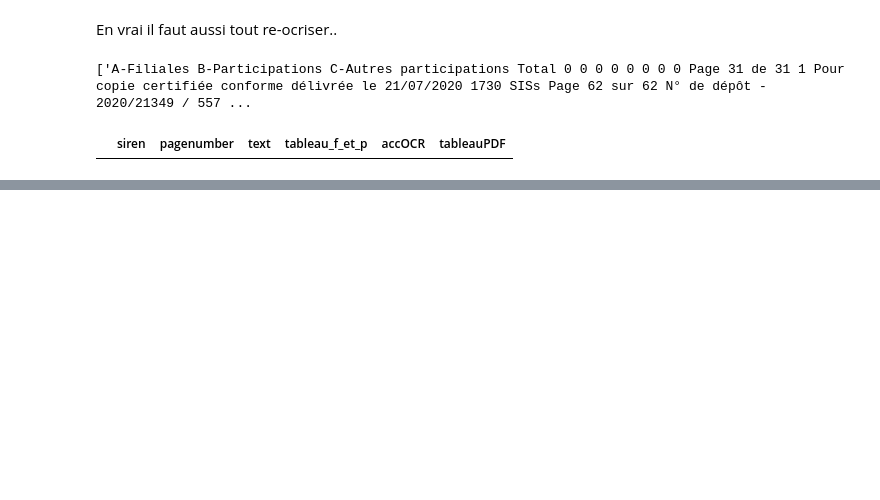
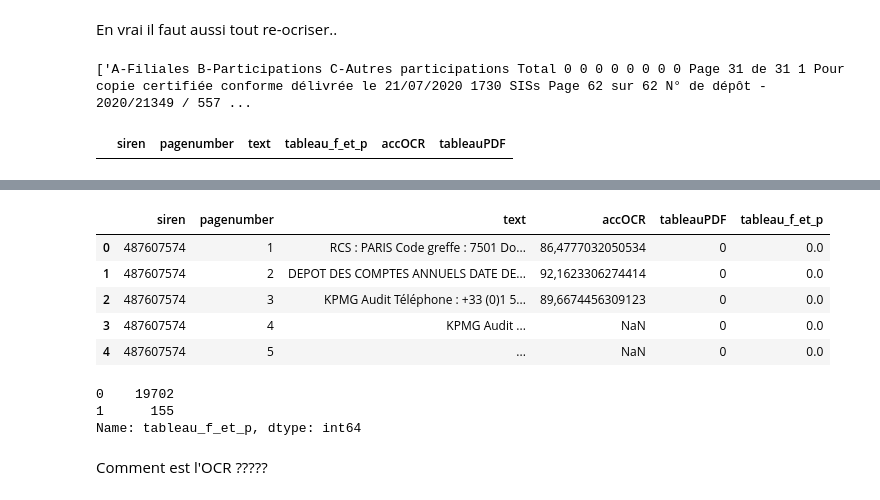
Before and after one commit to InseeFrLab/extraction-comptes-sociaux, a Jupyter notebook: notebooks/review_labels.ipynb, the cells around one changed output, grey strips where cells are left out. Drawn from its saved outputs; the diff is of its cells as text; code cells hidden in the pictures; blank space fills up the shorter version.

```diff
--- a/notebooks/review_labels.ipynb
+++ b/notebooks/review_labels.ipynb
@@ -319,0 +480,21 @@ labels_dict["790052997"] = [32]
+# %%
+df_sel_merged["tableau_f_p_bis"] = df_sel_merged["tableau_f_p_bis"].fillna(0)
+df_sel_merged = df_sel_merged.drop("tableau_f_et_p", axis=1)
+df_sel_merged = df_sel_merged.rename(columns={"tableau_f_p_bis": "tableau_f_et_p"})
+df_sel_merged.head()
+# %% [output]
+|  | siren | pagenumber | text | accOCR | tableauPDF | tableau_f_et_p |
+| 0 | 487607574 | 1 | RCS : PARIS Code greffe : 7501 Do... | 86,4777032050534 | 0 | 0.0 |
+| 1 | 487607574 | 2 | DEPOT DES COMPTES ANNUELS DATE DE... | 92,1623306274414 | 0 | 0.0 |
+| 2 | 487607574 | 3 | KPMG Audit Téléphone : +33 (0)1 5... | 89,6674456309123 | 0 | 0.0 |
+| 3 | 487607574 | 4 | KPMG Audit ... | NaN | 0 | 0.0 |
+| 4 | 487607574 | 5 | ... | NaN | 0 | 0.0 |
+# %%
+df_sel_merged["tableau_f_et_p"] = df_sel_merged["tableau_f_et_p"].astype(int)
+df_sel_merged.tableau_f_et_p.value_counts()
+# %% [output]
+0    19702
+1      155
+Name: tableau_f_et_p, dtype: int64
+# %% [markdown]
+Comment est l'OCR ?????
```
Also changed, not shown: parts of 22 cells of this notebook.
